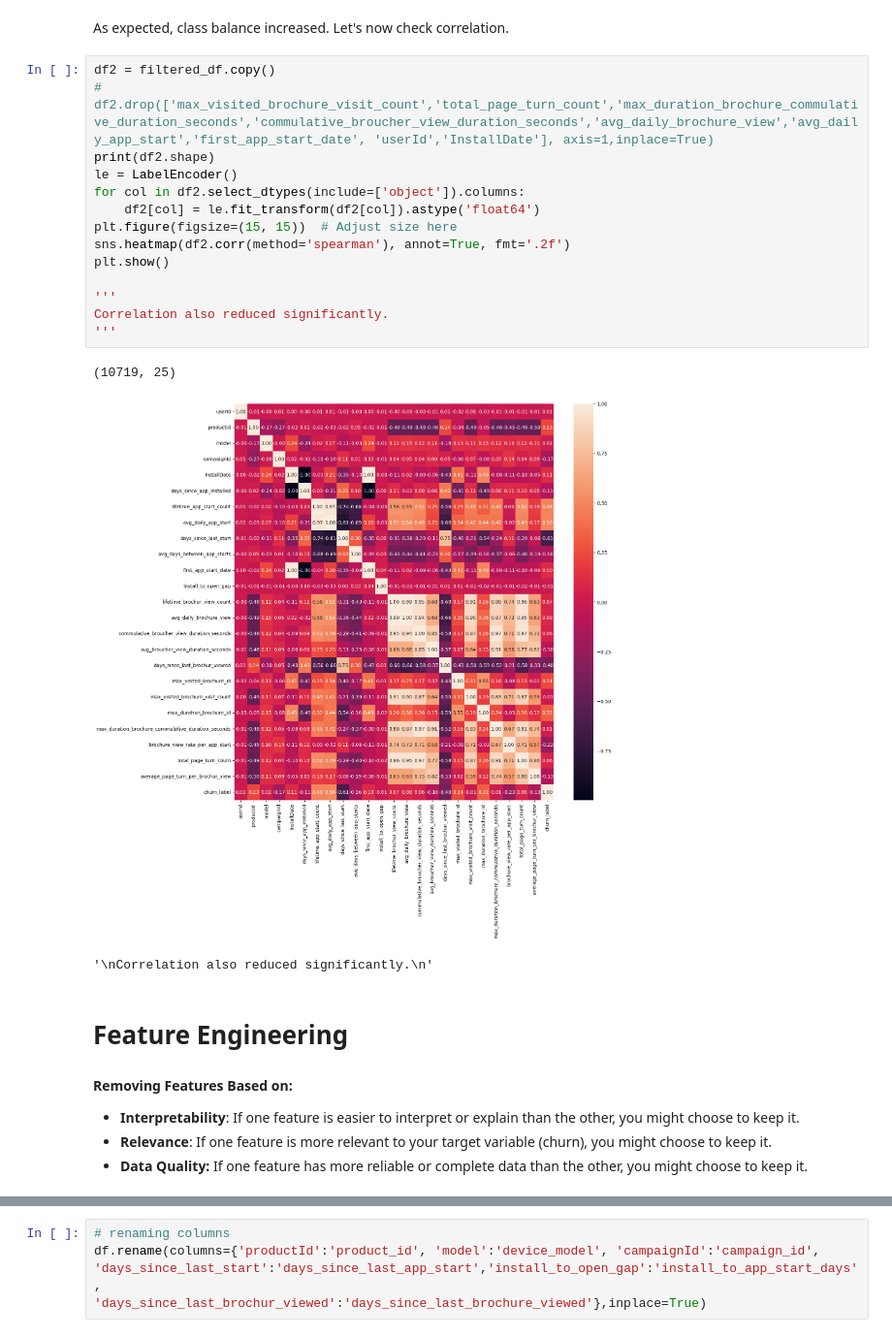
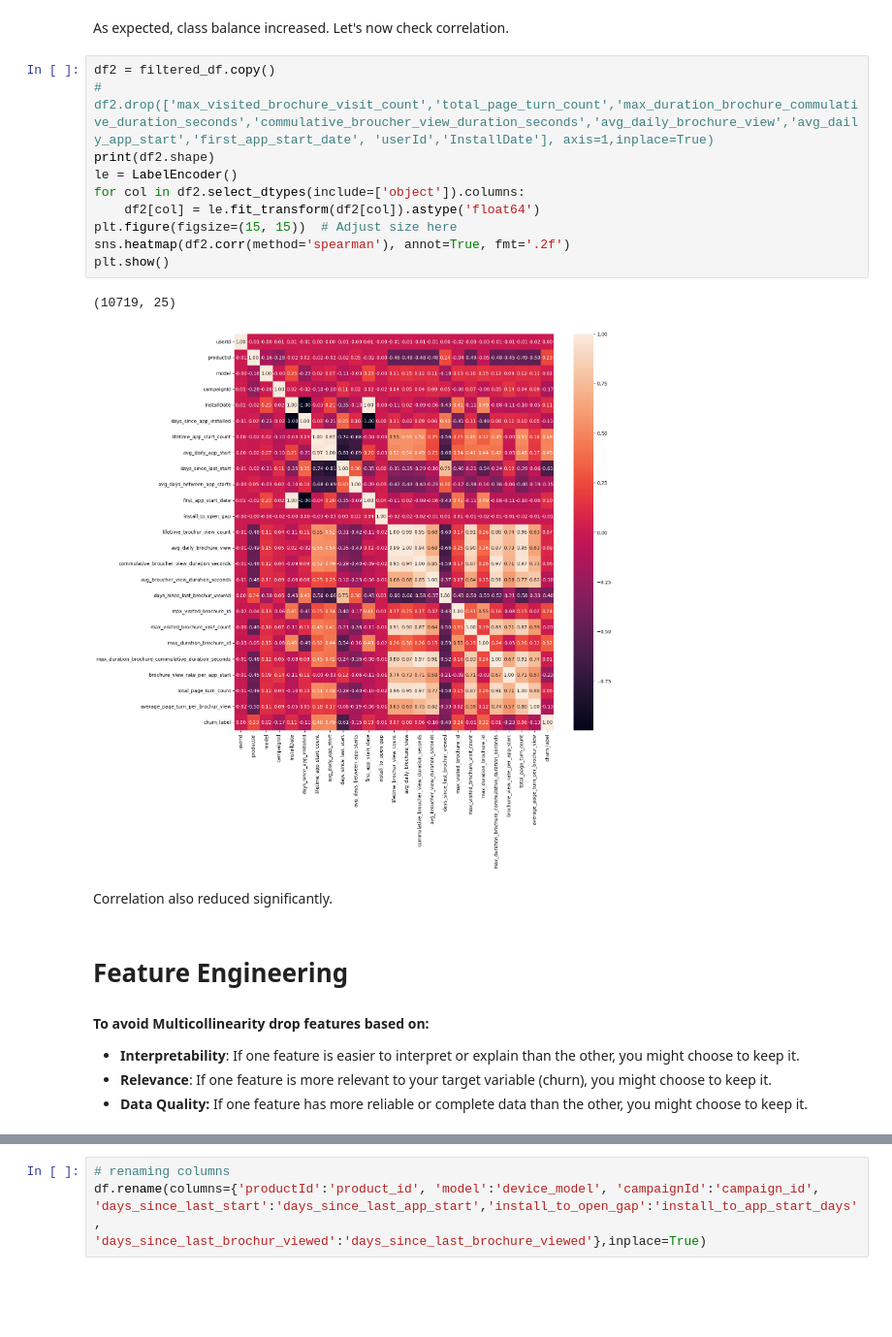
Before and after one commit to KhizarAziz/DS-churn-prediction-model-notebook, a Jupyter notebook: 2_churn-prediction.ipynb, the cells around one changed output, grey strips where cells are left out. Shown at 97% size. Drawn from its saved outputs; the diff is of its cells as text; blank space fills up the shorter version.

```diff
--- a/2_churn-prediction.ipynb
+++ b/2_churn-prediction.ipynb
@@ -126,25 +147,22 @@ As expected, class balance increased. Let's now check correlation.
 # %%
 df2 = filtered_df.copy()
 # df2.drop(['max_visited_brochure_visit_count','total_page_turn_count','max_duration_brochure_commulative_duration_seconds','commulative_broucher_view_duration_seconds','avg_daily_brochure_view','avg_daily_app_start','first_app_start_date', 'userId','InstallDate'], axis=1,inplace=True)
 print(df2.shape)
 le = LabelEncoder()
 for col in df2.select_dtypes(include=['object']).columns:
     df2[col] = le.fit_transform(df2[col]).astype('float64')
 plt.figure(figsize=(15, 15))  # Adjust size here
 sns.heatmap(df2.corr(method='spearman'), annot=True, fmt='.2f')
 plt.show()
-
-'''
-Correlation also reduced significantly.
-'''
 # %% [output]
 (10719, 25)
-[figure, old version]
+[figure, new version]
-'\nCorrelation also reduced significantly.\n'
+# %% [markdown]
+Correlation also reduced significantly.
 # %% [markdown]
 # **Feature Engineering**
 # %% [markdown]
-**Removing Features Based on:**
+**To avoid Multicollinearity drop features based on:**
 
 
 *   **Interpretability**: If one feature is easier to interpret or explain than the other, you might choose to keep it.
```
Also changed, not shown: parts of 36 cells of this notebook.
